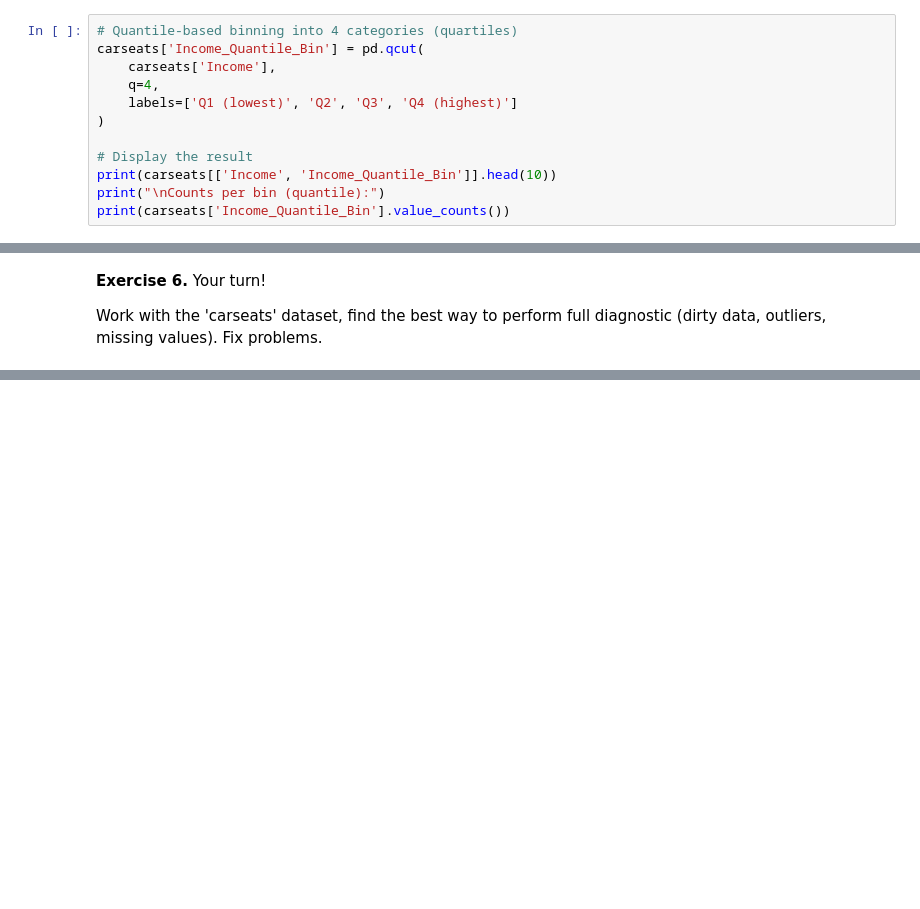
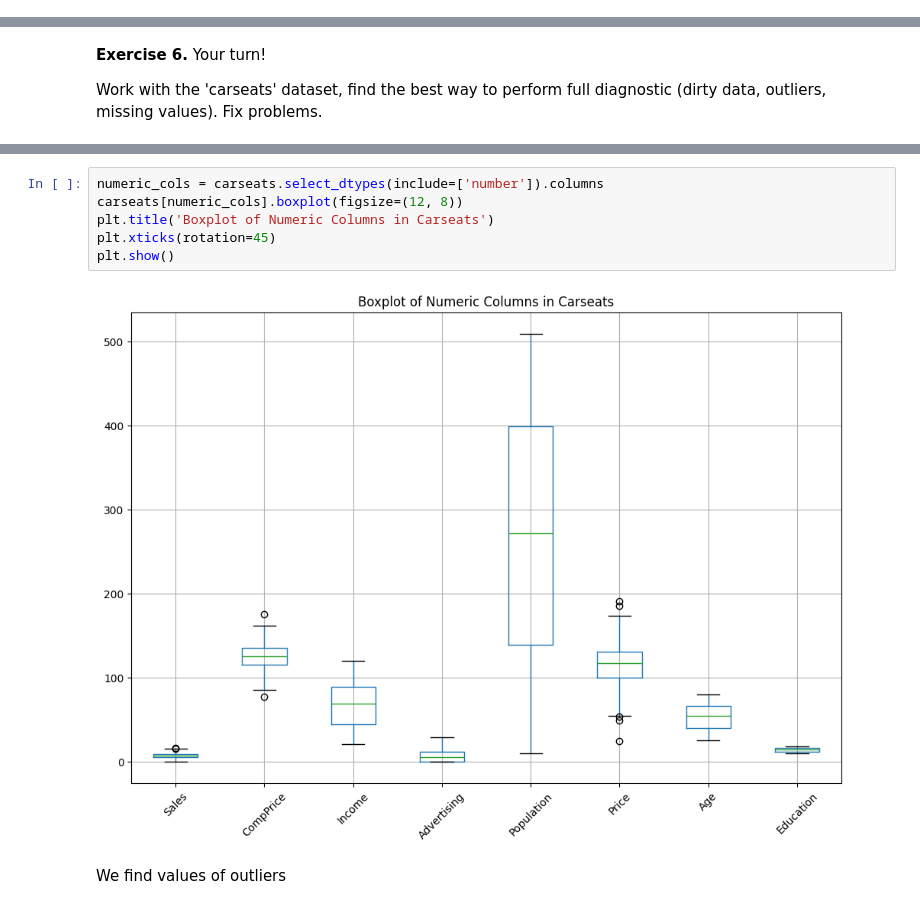
Before and after one commit to arietz/DS2025, a Jupyter notebook: Report3/Exercise4.ipynb, the cells around one changed output, grey strips where cells are left out. Saved outputs shown, nothing was run; the diff lists cells and outputs as text; blank space fills up the shorter version.

```diff
--- a/Report3/Exercise4.ipynb
+++ b/Report3/Exercise4.ipynb
@@ -597,15 +552,3 @@ Sometimes we just would like to perform so called 'binning' procedure to be able
 -   **bclust** - categorization using the bagged clustering algorithm
 # %% [markdown]
 **Exercise 3.** Using quantile approach perform binning of the variable 'Income'.
-# %%
-# Quantile-based binning into 4 categories (quartiles)
-carseats['Income_Quantile_Bin'] = pd.qcut(
-    carseats['Income'],
-    q=4,
-    labels=['Q1 (lowest)', 'Q2', 'Q3', 'Q4 (highest)']
-)
-
-# Display the result
-print(carseats[['Income', 'Income_Quantile_Bin']].head(10))
-print("\nCounts per bin (quantile):")
-print(carseats['Income_Quantile_Bin'].value_counts())
@@ -764,0 +735,10 @@ msno.bar(carseats)
+# %%
+numeric_cols = carseats.select_dtypes(include=['number']).columns
+carseats[numeric_cols].boxplot(figsize=(12, 8))
+plt.title('Boxplot of Numeric Columns in Carseats')
+plt.xticks(rotation=45)
+plt.show()
+# %% [output]
+[figure, added]
+# %% [markdown]
+We find values of outliers
```
Also changed, not shown: parts of 20 cells of this notebook.
